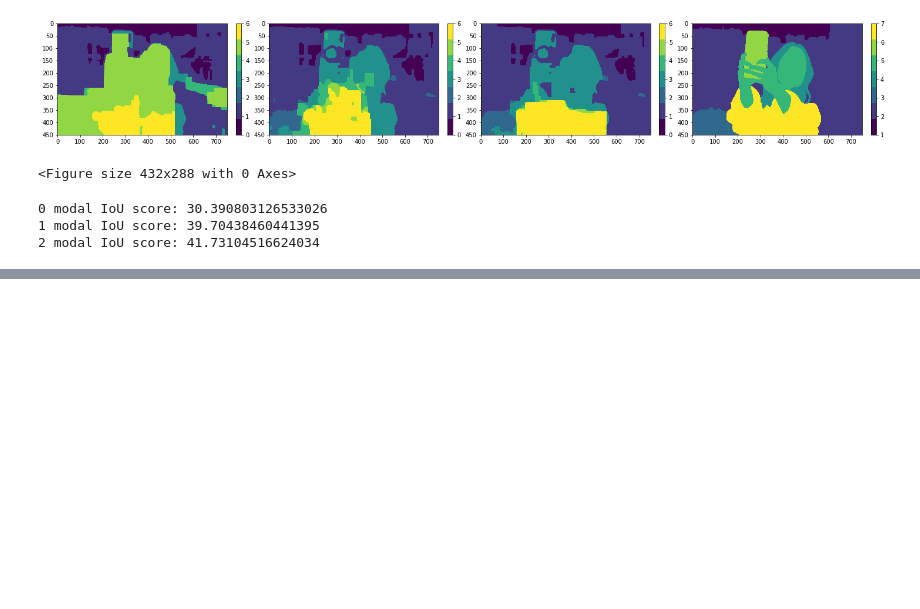
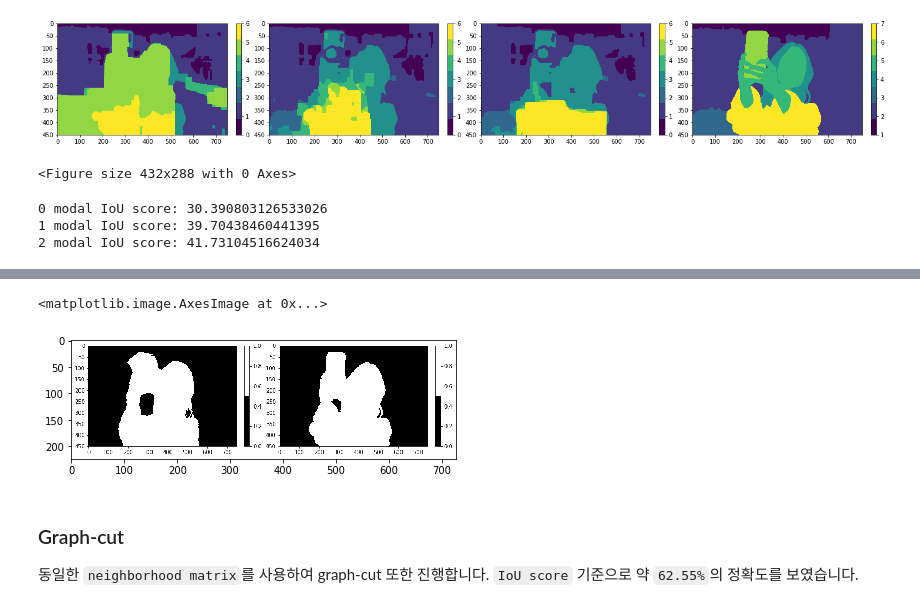
Before and after one commit to mushclam/EC5303_CV_PA1, a Jupyter notebook: report.ipynb, the cells around one changed output, grey strips where cells are left out. Drawn from its saved outputs; the diff is of its cells as text; code cells hidden in the pictures; blank space fills up the shorter version.

```diff
--- a/report.ipynb
+++ b/report.ipynb
@@ -642,0 +728,9 @@ for i in range(3):
+# %%
+io.imshow(io.imread('results/lsqr_t16_laplacian_p0e+00_l2_output.png'))
+# %% [output]
+<matplotlib.image.AxesImage at 0x...>
+[figure, added]
+# %% [markdown]
+### Graph-cut
+
+동일한 `neighborhood matrix`를 사용하여 graph-cut 또한 진행합니다. `IoU score` 기준으로 약 `62.55%`의 정확도를 보였습니다.
```
Also changed, not shown: parts of 9 cells of this notebook, 2 other files.
